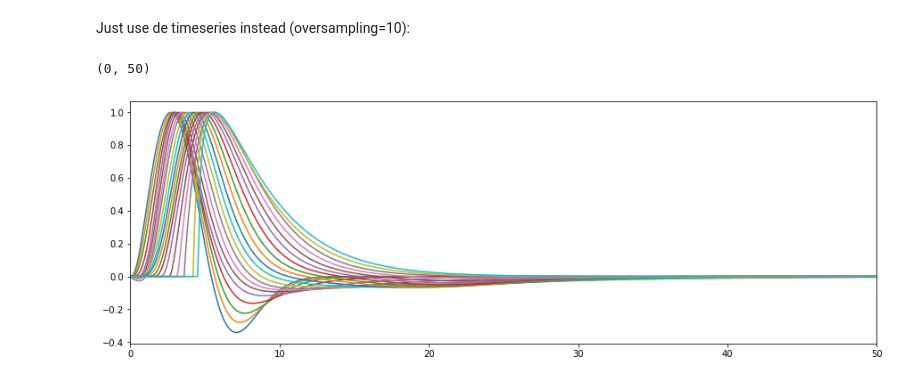
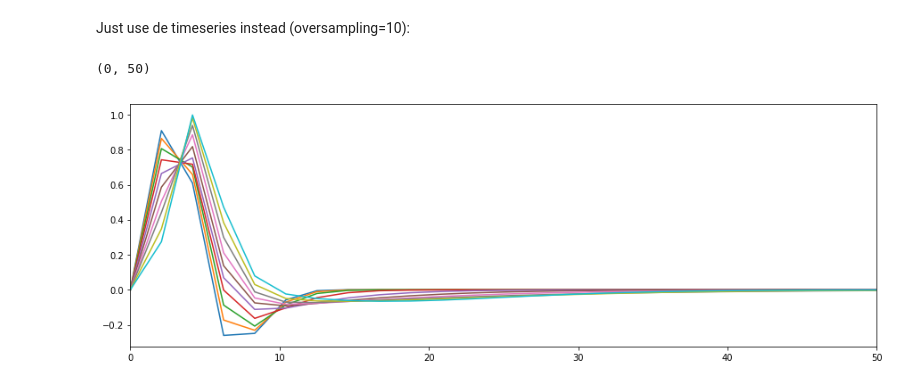
Before and after one commit to lukassnoek/pybest, a Jupyter notebook: notebooks/custom_hrfs.ipynb, the cells around one changed output. Saved outputs shown, nothing was run; the diff lists cells and outputs as text; code cells hidden in the pictures.

```diff
--- a/notebooks/custom_hrfs.ipynb
+++ b/notebooks/custom_hrfs.ipynb
@@ -90,12 +90,18 @@ ax.set_xticks(np.arange(0, 51, 5));
 Just use de timeseries instead (oversampling=10):
 # %%
 from scipy.io import loadmat
+from scipy.interpolate import interp1d
+
 hrf_ts = loadmat('../pybest/data/hrf_ts.mat')['hrf_ts']
-t = np.linspace(0, 50, hrf_ts.shape[0])
+t = np.linspace(0, 50, hrf_ts.shape[0], endpoint=True)
+f = interp1d(t, hrf_ts, axis=0)
+t_low = np.linspace(0, 50, int(50/2))
+hrf_ds = f(t_low)
 
 plt.figure(figsize=(15, 5))
-plt.plot(t, hrf_ts)
+#plt.plot(t, hrf_ts)
+plt.plot(t_low, hrf_ds[:, :10])
 plt.xlim(0, 50)
 # %% [output]
 (0, 50)
-[figure, old version]
+[figure, new version]
```
Also changed, not shown: parts of 3 cells of this notebook, 5 other files.
